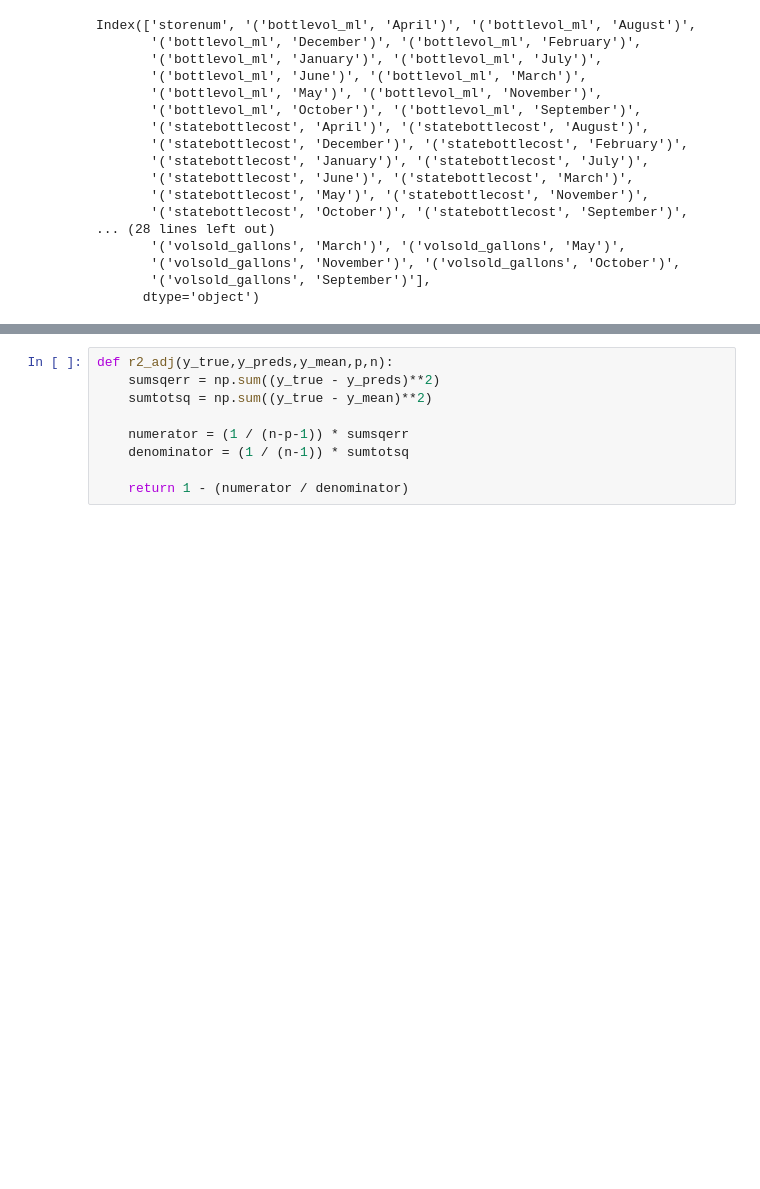
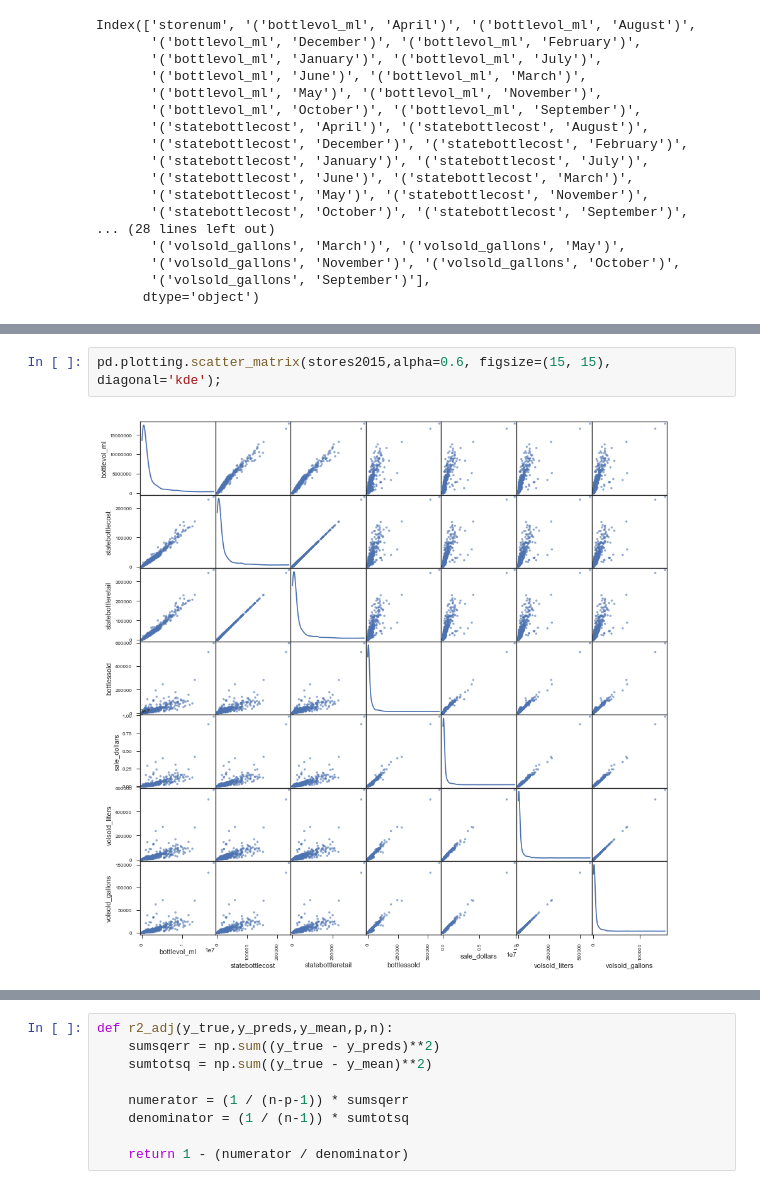
Before and after one commit to mjschillawski/Liquor-Sales-Linear-Regression, a Jupyter notebook: code/2016 Iowa Liquor Sales Projections.ipynb, the cells around one changed output, grey strips where cells are left out. Saved outputs shown, nothing was run; the diff lists cells and outputs as text; blank space fills up the shorter version.

```diff
--- a/code/2016 Iowa Liquor Sales Projections.ipynb
+++ b/code/2016 Iowa Liquor Sales Projections.ipynb
@@ -538,0 +660,4 @@ r2_2015
+# %%
+pd.plotting.scatter_matrix(stores2015,alpha=0.6, figsize=(15, 15), diagonal='kde');
+# %% [output]
+[figure, added]
```
Also changed, not shown: parts of 249 cells of this notebook, 3 other files.
